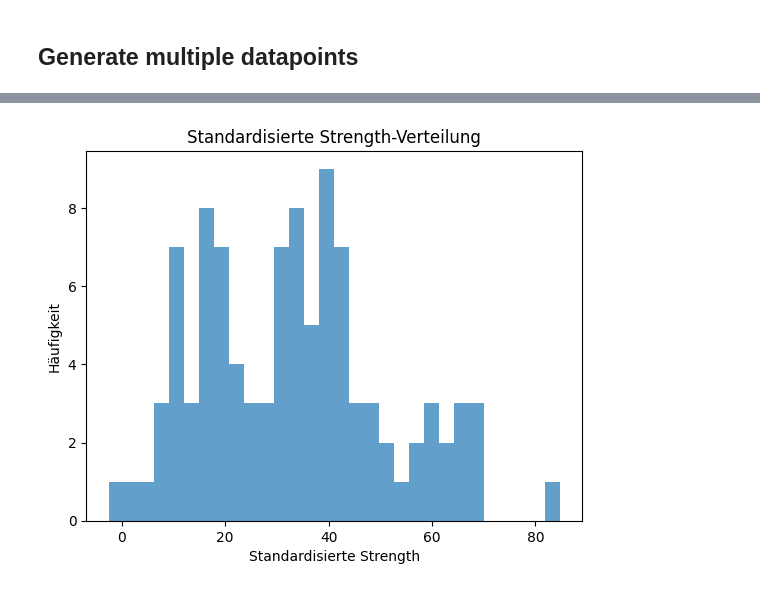
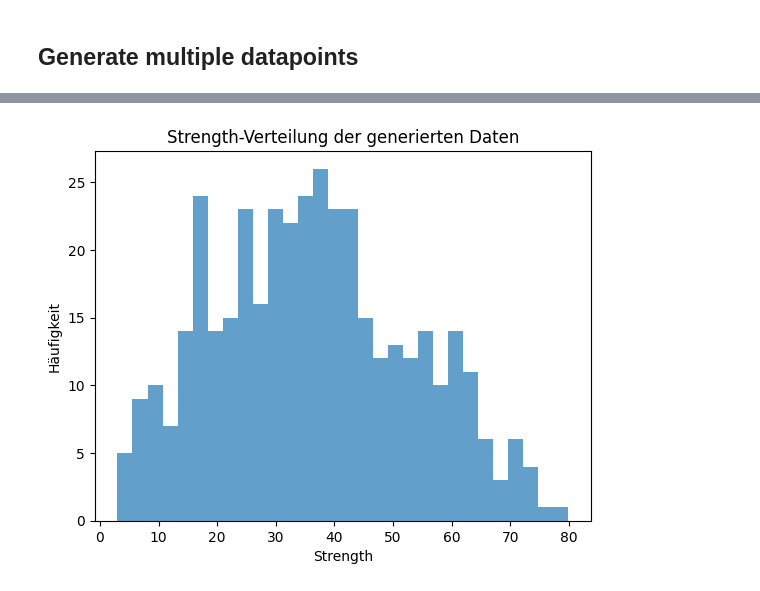
Before and after one commit to MiMaMyrox/ML_Data_Augmentation, a Jupyter notebook: cvae.ipynb, the cells around one changed output, grey strips where cells are left out. Saved outputs shown, nothing was run; the diff lists cells and outputs as text; code cells hidden in the pictures.

Commit message:
feat: Finished cvae data generation

```diff
--- a/cvae.ipynb
+++ b/cvae.ipynb
@@ -10,7 +10,7 @@ from sklearn.preprocessing import MinMaxScaler
 
 from scipy.stats import gaussian_kde
 # %%
-df_train = pd.read_csv('train.csv')
+df_train = pd.read_csv('data/evaluation/train.csv')
 # %%
 X = df_train.drop(columns=['strength'])
 y = df_train['strength']
@@ -170,3 +170,5 @@ plt.show()
 # %%
 kde = gaussian_kde(strength)
-zufallswerte = kde.resample(100)
+zufallswerte = kde.resample(400)
+zufallswerte[zufallswerte < 3] = 3
+zufallswerte = zufallswerte.ravel()
@@ -193,9 +175,9 @@ print(zufallswerte.ravel())
 # %%
 plt.hist(zufallswerte.ravel(), bins=30, alpha=0.7)
-plt.title('Standardisierte Strength-Verteilung')
-plt.xlabel('Standardisierte Strength')
+plt.title('Strength-Verteilung der generierten Daten')
+plt.xlabel('Strength')
 plt.ylabel('Häufigkeit')
 plt.show()
 # %% [output]
-[figure, old version]
+[figure, new version]
 # %%
```
Also changed, not shown: parts of 8 cells of this notebook, 1 other file.
